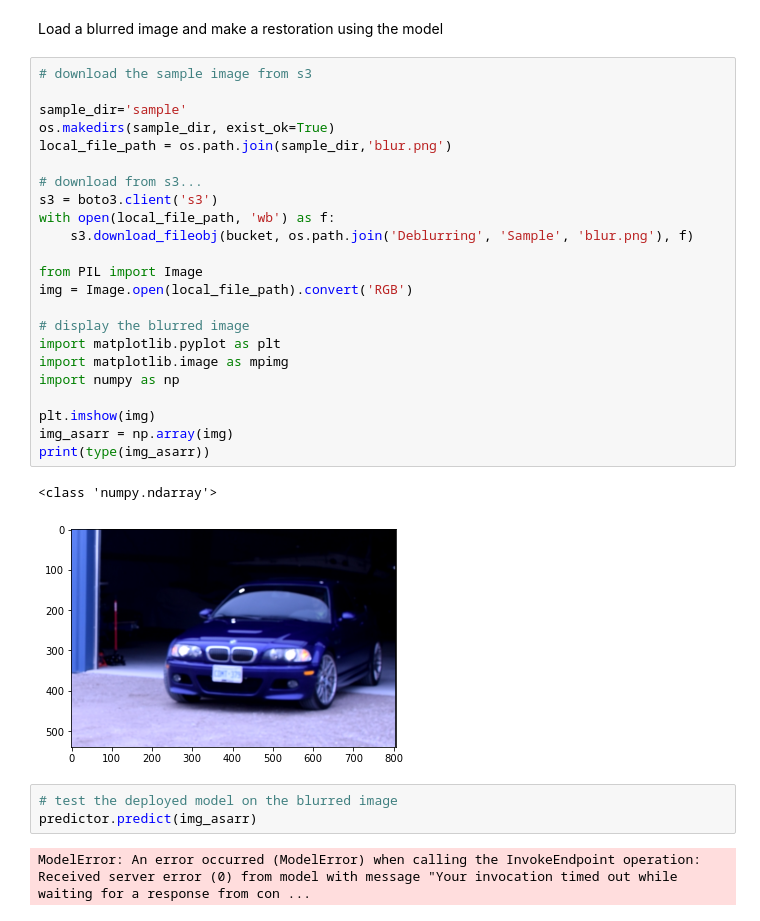
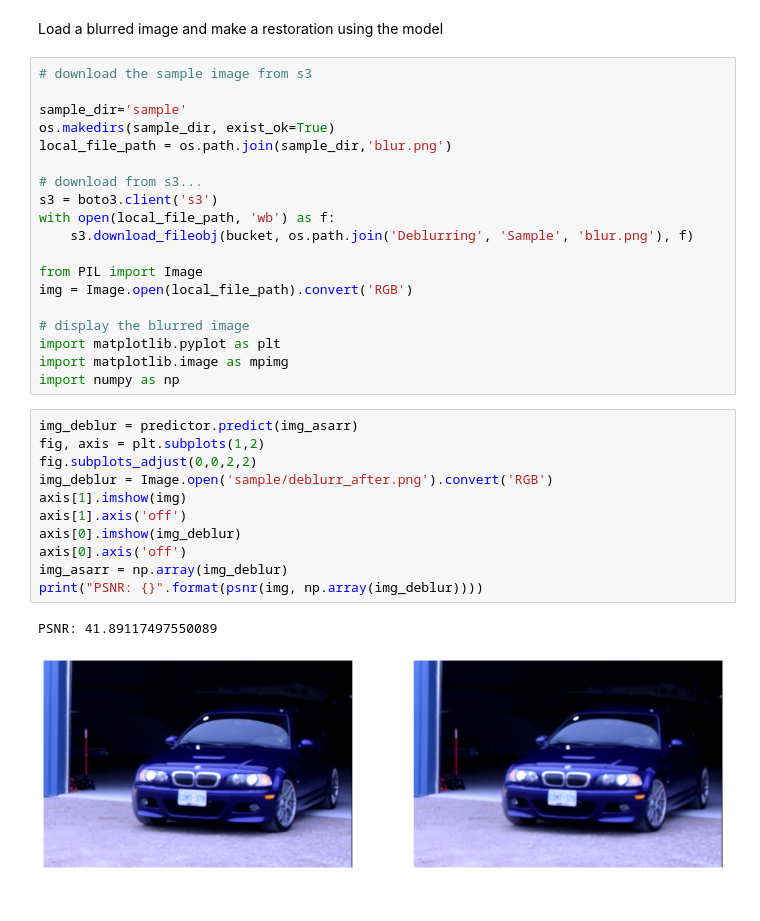
Before and after one commit to EmilePapillon/Udacity-MLND-Capstone, a Jupyter notebook: capstone_solution.ipynb, the cells around one changed output. Drawn from its saved outputs; the diff is of its cells as text.

```diff
--- a/capstone_solution.ipynb
+++ b/capstone_solution.ipynb
@@ -102,15 +230,17 @@ img = Image.open(local_file_path).convert('RGB')
 import matplotlib.pyplot as plt
 import matplotlib.image as mpimg
 import numpy as np
-
-plt.imshow(img)
-img_asarr = np.array(img)
-print(type(img_asarr))
-# %% [output]
-<class 'numpy.ndarray'>
-[figure, removed]
-# %%
-# test the deployed model on the blurred image
-predictor.predict(img_asarr)
-# %% [output]
-ModelError: An error occurred (ModelError) when calling the InvokeEndpoint operation: Received server error (0) from model with message "Your invocation timed out while waiting for a response from con ...
+# %%
+img_deblur = predictor.predict(img_asarr)
+fig, axis = plt.subplots(1,2)
+fig.subplots_adjust(0,0,2,2)
+img_deblur = Image.open('sample/deblurr_after.png').convert('RGB')
+axis[1].imshow(img)
+axis[1].axis('off')
+axis[0].imshow(img_deblur)
+axis[0].axis('off')
+img_asarr = np.array(img_deblur)
+print("PSNR: {}".format(psnr(img, np.array(img_deblur))))
+# %% [output]
+PSNR: 41.89117497550089
+[figure, added]
```
Also changed, not shown: parts of 10 cells of this notebook, 10 other files.
